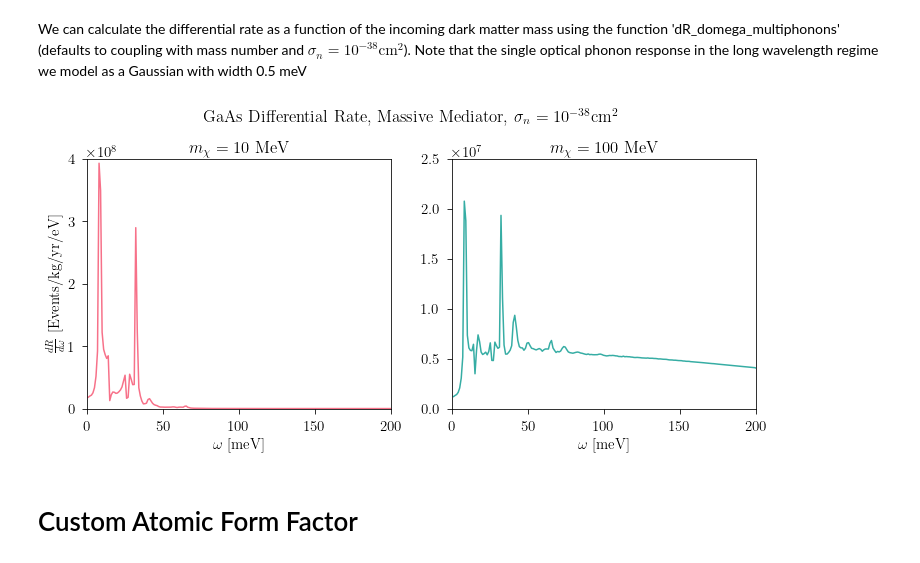
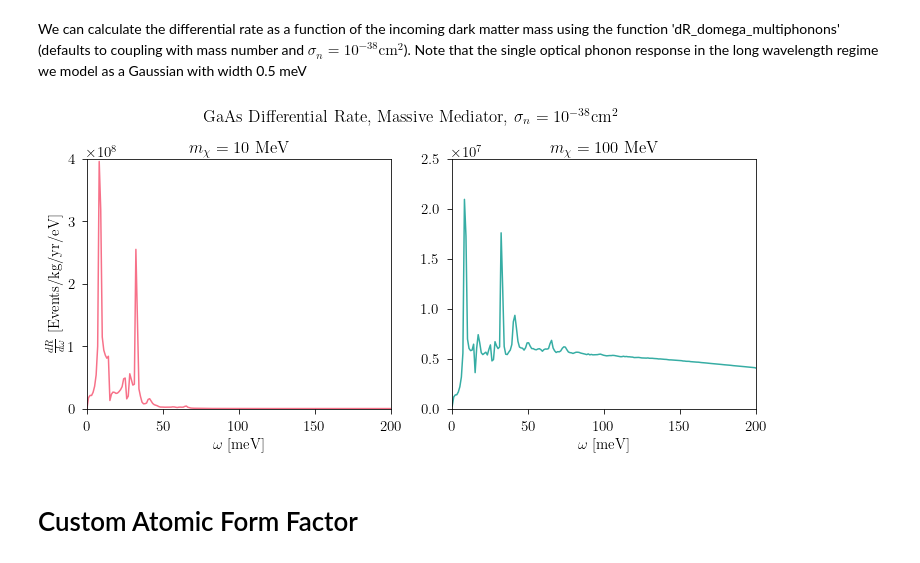
Before and after one commit to tongylin/DarkELF, a Jupyter notebook: examples/darkelf_multiphonons.ipynb, the cells around one changed output. Cells and saved outputs as stored; diff of their text form; code cells hidden in the pictures.

```diff
--- a/examples/darkelf_multiphonons.ipynb
+++ b/examples/darkelf_multiphonons.ipynb
@@ -171,7 +167,7 @@ import seaborn as sns
 mdm1 = 1e7
 mdm2 = 1e8
 
-omegarange = np.linspace(0, 200e-3, 200)
+omegarange = np.linspace(1e-4, 200e-3, 200)
 
 dr_domega1 = [gaas.dR_domega_multiphonons(mdm1, omega, mediator='massive') for omega in omegarange]
 dr_domega2 = [gaas.dR_domega_multiphonons(mdm2, omega, mediator='massive') for omega in omegarange]
@@ -186,34 +182,34 @@ ax2.plot(omegarange*1e3, dr_domega2, color=colors[1])
 
 ax1.set_xlabel(r'$\omega \ [\mathrm{meV}]$',fontsize=15)
 ax2.set_xlabel(r'$\omega \ [\mathrm{meV}]$',fontsize=15)
 ax1.set_ylabel(r'$\frac{dR}{d\omega} \ [\mathrm{Events}/\mathrm{kg}/\mathrm{yr}/\mathrm{eV}]$',fontsize=15)
 
 
 ax1.set_title(r'$m_\chi = 10$ MeV')
 ax2.set_title(r'$m_\chi = 100$ MeV')
 
 ax1.set_xlim([0,200])
 ax2.set_xlim([0,200])
 
 ax1.set_ylim([0,4e8])
 ax2.set_ylim([0,2.5e7])
 
 
 xtick_major = [50*n for n in range(5)]
 ytick_major = [1e8*n for n in range(5)]
 ax1.set_yticks(ytick_major)
 
 ax1.set_xticks(xtick_major)
 ax2.set_xticks(xtick_major)
 
 ytick_major = [0.5e7*n for n in range(6)]
 ax2.set_yticks(ytick_major)
 
 plt.suptitle(r'GaAs Differential Rate, Massive Mediator, $\sigma_n = 10^{-38} \mathrm{cm}^2$', y=1.03)
 
 plt.savefig(plotdir+"gaas_massive_rates.pdf",bbox_inches='tight')
 # %% [output]
-[figure, old version]
+[figure, new version]
 # %% [markdown]
 # Custom Atomic Form Factor
 # %% [markdown]
```
Also changed, not shown: parts of 9 cells of this notebook, 2 other files.
